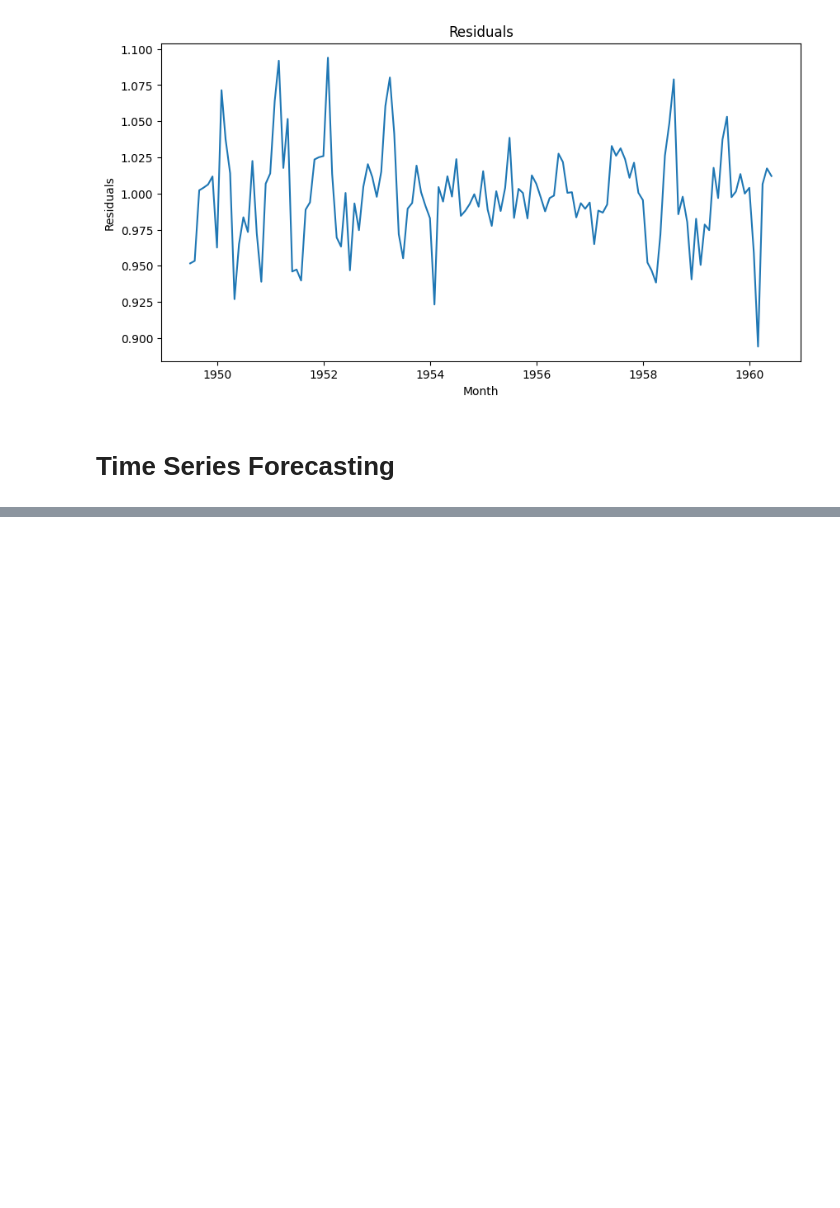
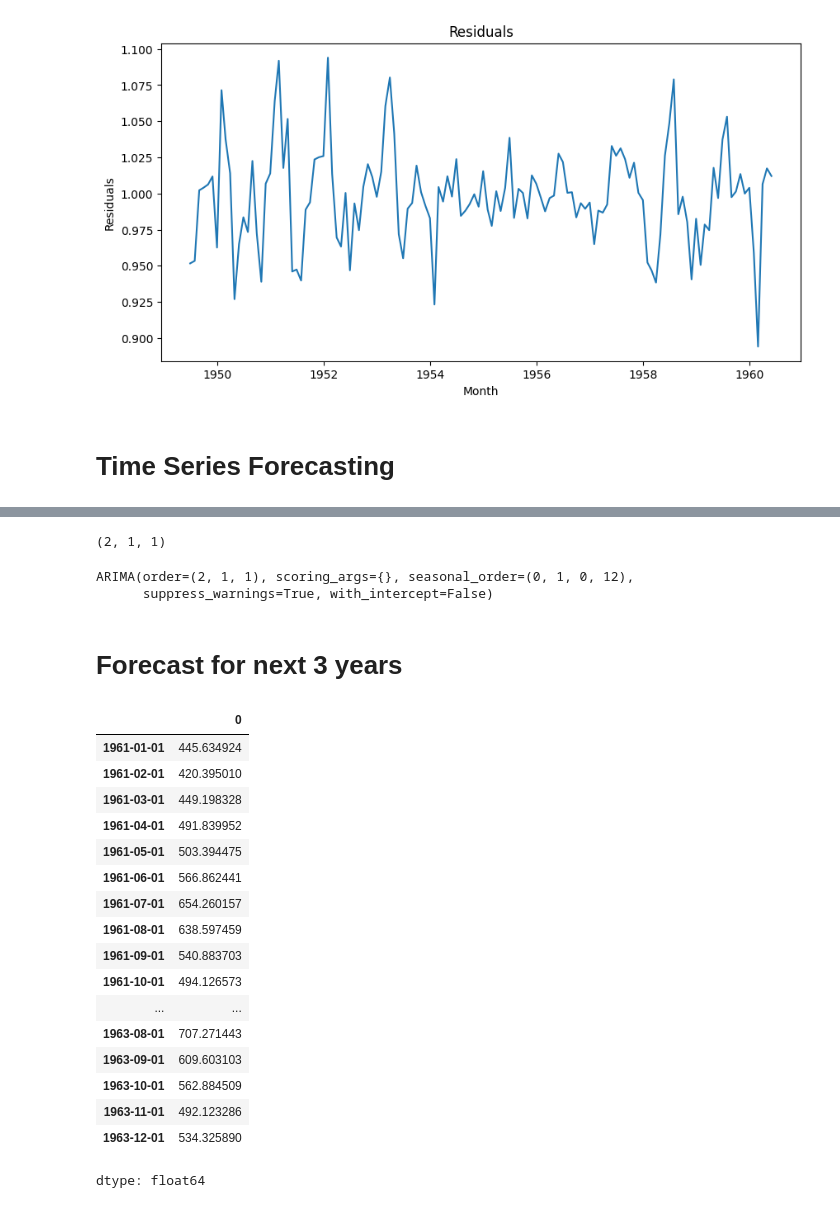
Before and after one commit to utkarshg1/test_12, a Jupyter notebook: Time_Series_analysis_and_Forecasting.ipynb, the cells around one changed output, grey strips where cells are left out. Saved outputs shown, nothing was run; the diff lists cells and outputs as text; code cells hidden in the pictures; blank space fills up the shorter version.

```diff
--- a/Time_Series_analysis_and_Forecasting.ipynb
+++ b/Time_Series_analysis_and_Forecasting.ipynb
@@ -123,0 +149,11 @@ plt.show()
+# %%
+model.order
+# %% [output]
+(2, 1, 1)
+# %%
+model
+# %% [output]
+ARIMA(order=(2, 1, 1), scoring_args={}, seasonal_order=(0, 1, 0, 12),
+      suppress_warnings=True, with_intercept=False)
+# %% [markdown]
+# Forecast for next 3 years
@@ -123,0 +164,21 @@ plt.show()
+# %%
+forecast
+# %% [output]
+|  | 0 |
+| 1961-01-01 | 445.634924 |
+| 1961-02-01 | 420.395010 |
+| 1961-03-01 | 449.198328 |
+| 1961-04-01 | 491.839952 |
+| 1961-05-01 | 503.394475 |
+| 1961-06-01 | 566.862441 |
+| 1961-07-01 | 654.260157 |
+| 1961-08-01 | 638.597459 |
+| 1961-09-01 | 540.883703 |
+| 1961-10-01 | 494.126573 |
+| ... | ... |
+| 1963-08-01 | 707.271443 |
+| 1963-09-01 | 609.603103 |
+| 1963-10-01 | 562.884509 |
+| 1963-11-01 | 492.123286 |
+| 1963-12-01 | 534.325890 |
+dtype: float64
```
Also changed, not shown: parts of 15 cells of this notebook.
